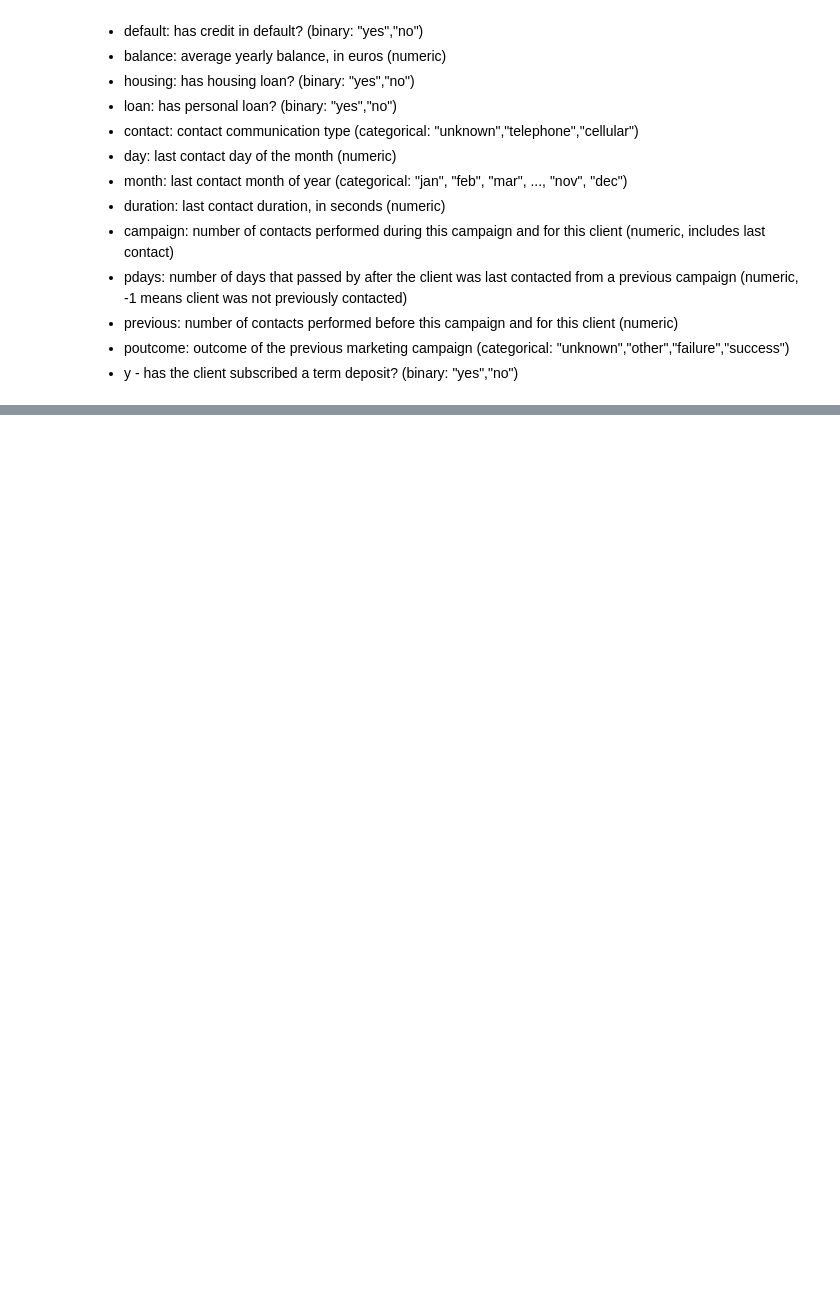
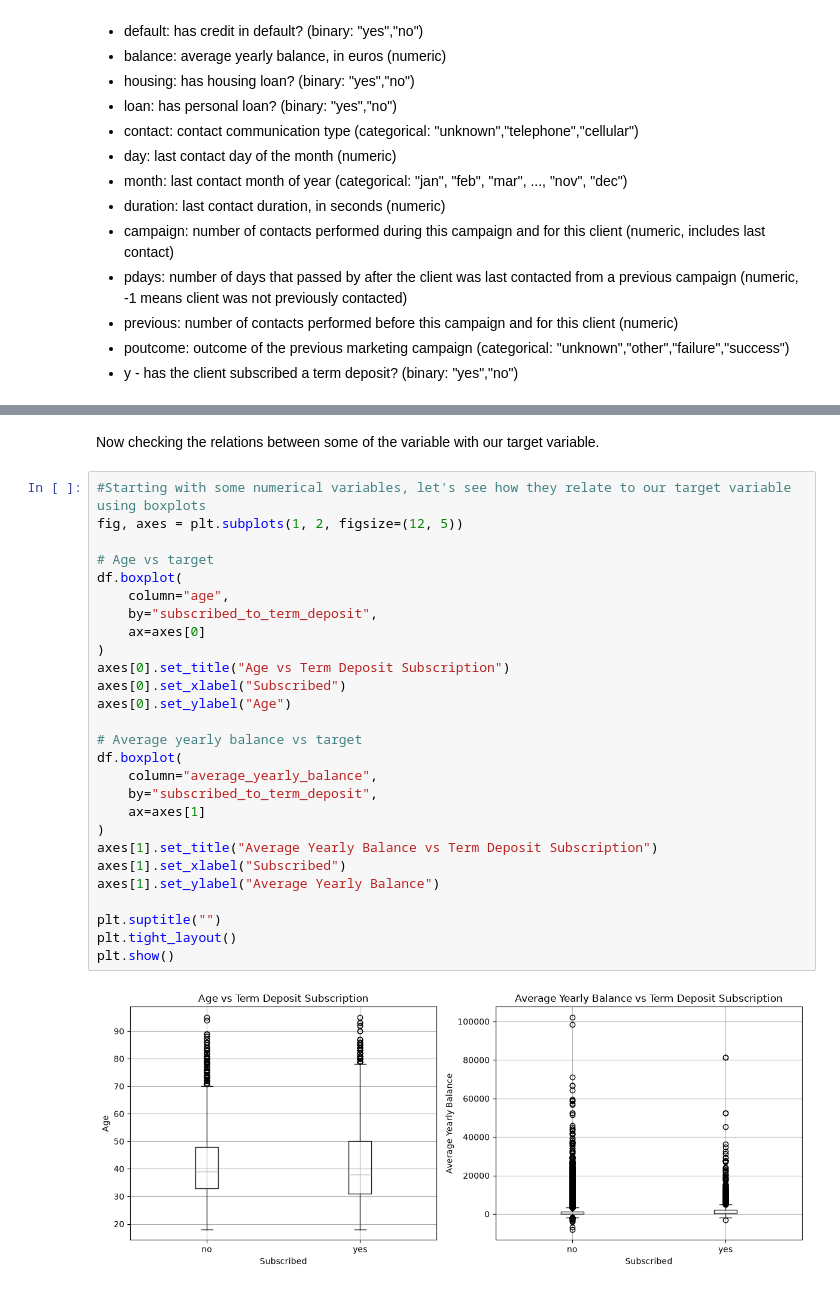
Before and after one commit to AwendyG/Bank-Marketing-Project, a Jupyter notebook: file.ipynb, the cells around one changed output, grey strips where cells are left out. Saved outputs shown, nothing was run; the diff lists cells and outputs as text; blank space fills up the shorter version.

```diff
--- a/file.ipynb
+++ b/file.ipynb
@@ -64,0 +196,31 @@ Let's get the meanings of our columns so that we can understand what we are work
+# %% [markdown]
+Now checking the relations between some of the variable with our target variable.
+# %%
+#Starting with some numerical variables, let's see how they relate to our target variable using boxplots
+fig, axes = plt.subplots(1, 2, figsize=(12, 5))
+
+# Age vs target
+df.boxplot(
+    column="age",
+    by="subscribed_to_term_deposit",
+    ax=axes[0]
+)
+axes[0].set_title("Age vs Term Deposit Subscription")
+axes[0].set_xlabel("Subscribed")
+axes[0].set_ylabel("Age")
+
+# Average yearly balance vs target
+df.boxplot(
+    column="average_yearly_balance",
+    by="subscribed_to_term_deposit",
+    ax=axes[1]
+)
+axes[1].set_title("Average Yearly Balance vs Term Deposit Subscription")
+axes[1].set_xlabel("Subscribed")
+axes[1].set_ylabel("Average Yearly Balance")
+
+plt.suptitle("")
+plt.tight_layout()
+plt.show()
+# %% [output]
+[figure, added]
```
Also changed, not shown: parts of 10 cells of this notebook.
